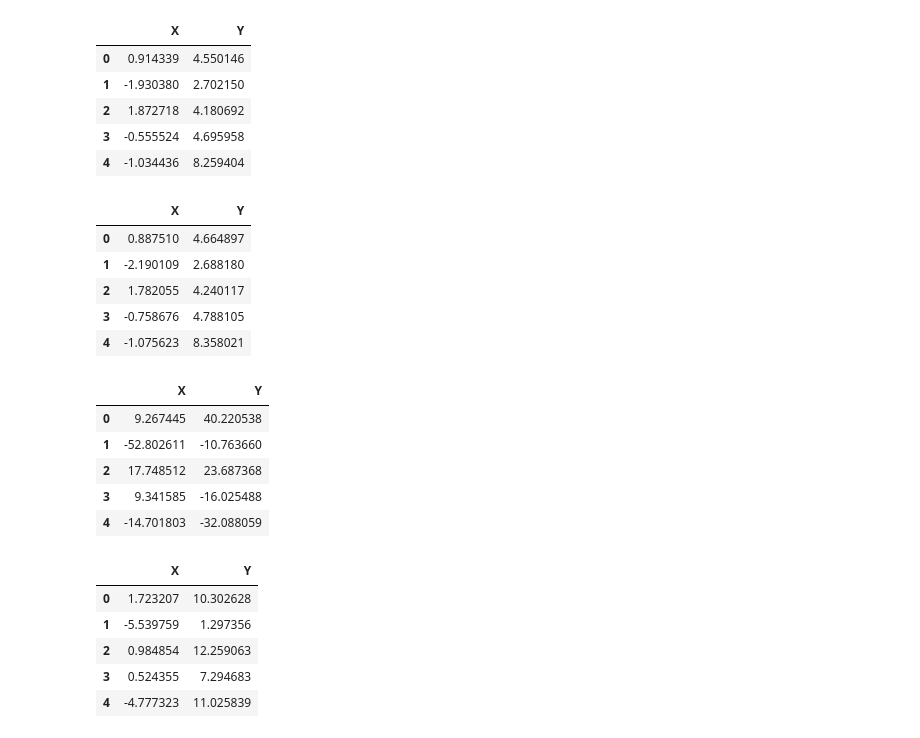
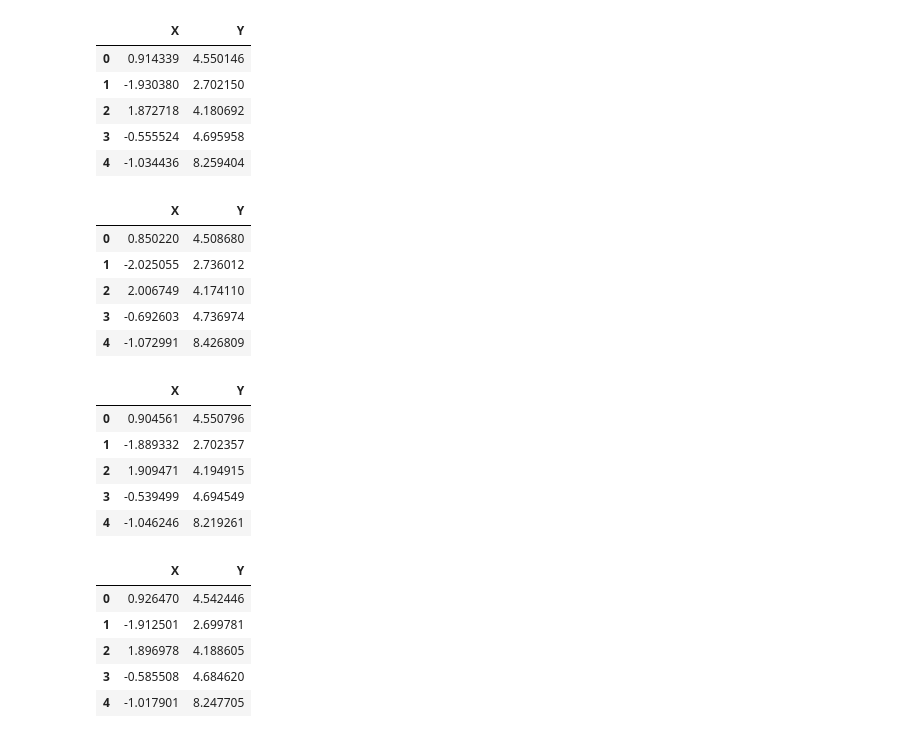
Before and after one commit to tjvanderende/privacy-preserved-clustering-with-nD-Laplace, a Jupyter notebook: RQ1/research/comparison.ipynb, the cells around one changed output. Saved outputs shown, nothing was run; the diff lists cells and outputs as text; code cells hidden in the pictures.

```diff
--- a/RQ1/research/comparison.ipynb
+++ b/RQ1/research/comparison.ipynb
@@ -63,13 +63,13 @@ def generate_pairwise_perturbation(plain_df, epsilon):
     pm_encoder = PiecewiseMechanism(epsilon=epsilon,domain=(min, max))
     perturbed_df = plain_df.copy()
     for col in plain_df.columns:
-        perturbed_df[col] = plain_df[col].apply(pm_encoder.randomize)
+        perturbed_df[col] = plain_df[col].apply(pm_encoder.randomise)
     return perturbed_df
 
 def generate_laplace_perturbation(plain_df, epsilon):
     max = plain_df.max().max()
     min = plain_df.min().min()
-    lp = laplace.Laplace(epsilon=epsilon, sensitivity=1)
+    lp = laplace.Laplace(epsilon=epsilon, sensitivity=1/plain_df.size)
     perturbed_df = plain_df.copy()
     for col in plain_df.columns:
         perturbed_df[col] = plain_df[col].apply(lambda x: lp.randomise(x))
@@ -78,7 +78,7 @@ def generate_laplace_perturbation(plain_df, epsilon):
 def generate_gaussian_perturbation(plain_df, epsilon):
     max = plain_df.max().max()
     min = plain_df.min().min()
-    gs = gaussian.GaussianAnalytic(epsilon=epsilon, sensitivity=1, delta=0.1)
+    gs = gaussian.GaussianAnalytic(epsilon=epsilon, sensitivity=1/plain_df.size, delta=0.1)
     perturbed_df = plain_df.copy()
     for col in plain_df.columns:
         perturbed_df[col] = plain_df[col].apply(lambda x: gs.randomise(x))
@@ -96,29 +96,29 @@ plain_df.head()
 generate_pairwise_perturbation(plain_df, epsilon=7).head()
 # %% [output]
 |  | X | Y |
-| 0 | 0.887510 | 4.664897 |
-| 1 | -2.190109 | 2.688180 |
-| 2 | 1.782055 | 4.240117 |
-| 3 | -0.758676 | 4.788105 |
-| 4 | -1.075623 | 8.358021 |
+| 0 | 0.850220 | 4.508680 |
+| 1 | -2.025055 | 2.736012 |
+| 2 | 2.006749 | 4.174110 |
+| 3 | -0.692603 | 4.736974 |
+| 4 | -1.072991 | 8.426809 |
 # %%
-generate_laplace_perturbation(plain_df=plain_df, epsilon=0.05).head()
+generate_laplace_perturbation(plain_df=plain_df, epsilon=0.5).head()
 # %% [output]
 |  | X | Y |
-| 0 | 9.267445 | 40.220538 |
-| 1 | -52.802611 | -10.763660 |
-| 2 | 17.748512 | 23.687368 |
-| 3 | 9.341585 | -16.025488 |
-| 4 | -14.701803 | -32.088059 |
+| 0 | 0.904561 | 4.550796 |
+| 1 | -1.889332 | 2.702357 |
+| 2 | 1.909471 | 4.194915 |
+| 3 | -0.539499 | 4.694549 |
+| 4 | -1.046246 | 8.219261 |
 # %%
-generate_gaussian_perturbation(plain_df=plain_df, epsilon=0.05).head()
+generate_gaussian_perturbation(plain_df=plain_df, epsilon=0.5).head()
 # %% [output]
 |  | X | Y |
-| 0 | 1.723207 | 10.302628 |
-| 1 | -5.539759 | 1.297356 |
-| 2 | 0.984854 | 12.259063 |
-| 3 | 0.524355 | 7.294683 |
-| 4 | -4.777323 | 11.025839 |
+| 0 | 0.926470 | 4.542446 |
+| 1 | -1.912501 | 2.699781 |
+| 2 | 1.896978 | 4.188605 |
+| 3 | -0.585508 | 4.684620 |
+| 4 | -1.017901 | 8.247705 |
 # %%
 import pandas as pd
 
```
Also changed, not shown: parts of 3 cells of this notebook, 31 other files.
